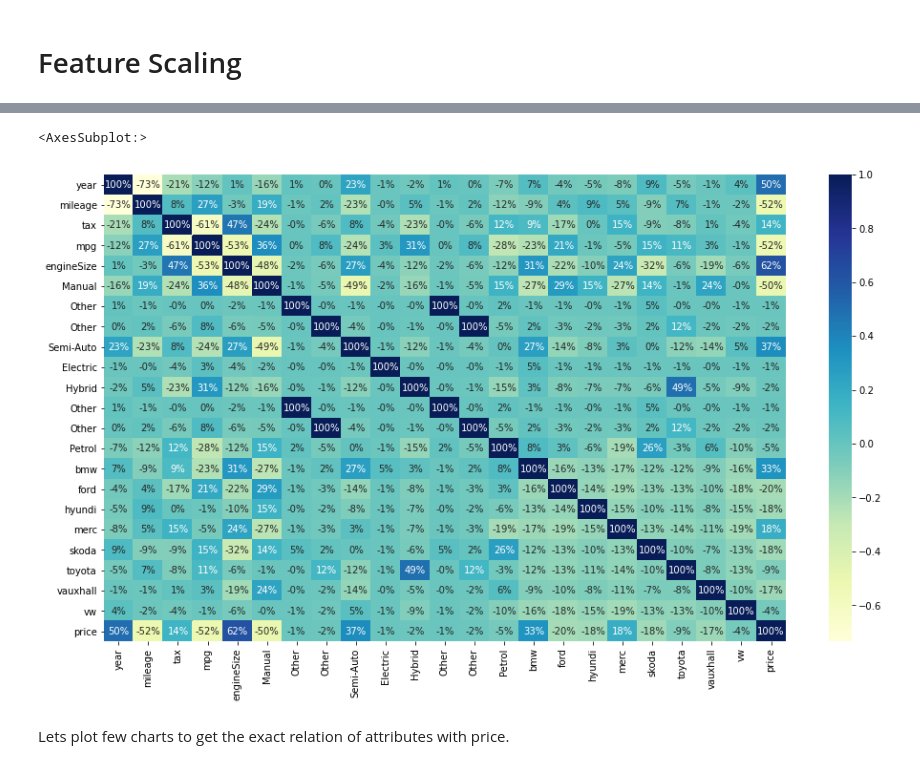
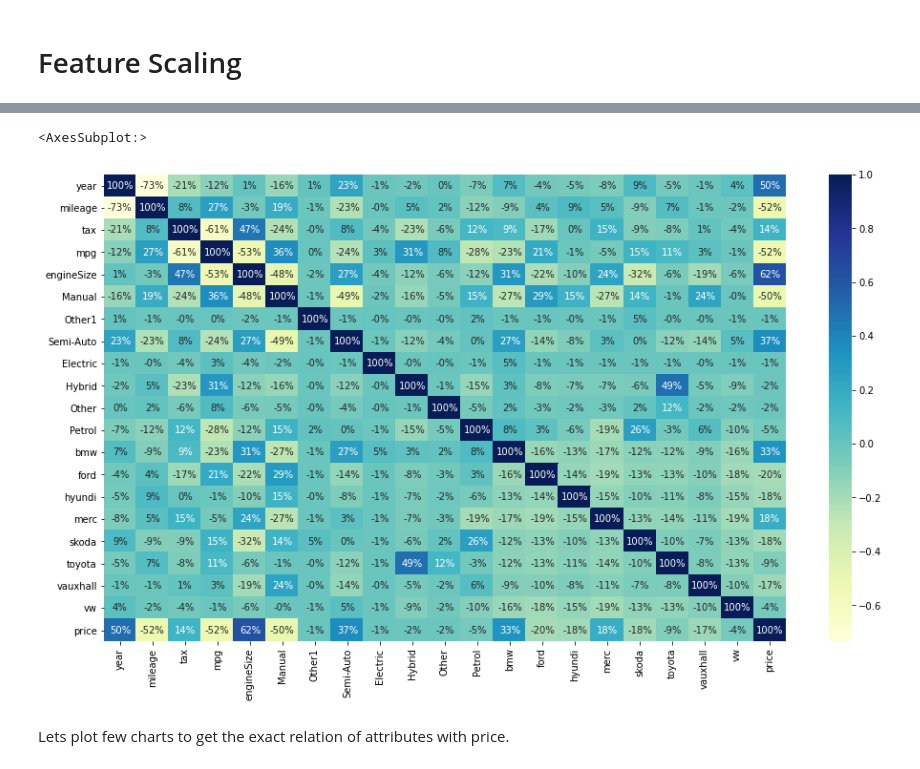
Before and after one commit to rush3010/Used-Cars-Price-Prediction, a Jupyter notebook: Used Car Price Prediction Analysis.ipynb, the cells around one changed output, grey strips where cells are left out. Drawn from its saved outputs; the diff is of its cells as text; code cells hidden in the pictures.

```diff
--- a/Used Car Price Prediction Analysis.ipynb
+++ b/Used Car Price Prediction Analysis.ipynb
@@ -93,9 +93,10 @@ min       0.000000
 75%       2.800000
 max       6.600000
 # %%
-#dropping unnecessary columns
 X_train.drop('carID',axis=1,inplace=True)
+y_train.drop('carID',axis=1,inplace=True)
 X_test.drop('carID',axis=1,inplace=True)
+y_test.drop('carID',axis=1,inplace=True)
 # %% [markdown]
 # Checking and Handling Outliers
 # %% [markdown]
@@ -277,6 +278,9 @@ fueltype1
 # %%
 #creating dummy variable for transmission
 transmission = pd.get_dummies(X_train['transmission'],drop_first=True)
+transmission = transmission.rename(columns = {'Other' : 'Other1'},inplace=False)
 transmission1 = pd.get_dummies(X_test['transmission'],drop_first=True)
+transmission1 = transmission1.rename(columns = {'Other' : 'Other1'},inplace=False)
 transmission1
+#since our dataset had 2 similiared named columns so we will change its name
 # %% [output]
@@ -338,5 +343,6 @@ from sklearn.preprocessing import MinMaxScaler
 # %%
-scale = MinMaxScaler()
+#scale = MinMaxScaler()
+scale = StandardScaler()
 # %%
 X_train_scaled=scale.fit_transform(X_train[['mileage','mpg','engineSize','tax']])
 X_test_scaled=scale.fit_transform(X_test[['mileage','mpg','engineSize','tax']])
@@ -372,4 +378,4 @@ Now our dataset is ready for training.
 # %%
-x=pd.concat([X_train,y],axis=1)
+x=pd.concat([X_train,y_train],axis=1)
 x.head()
 # %% [output]
@@ -390,12 +402,12 @@ Index(['model', 'year', 'mileage', 'tax', 'mpg', 'engineSize', 'Manual',
 # %%
 plt.figure(figsize=(16,9))
 sns.heatmap(x[['year', 'mileage', 'tax', 'mpg', 'engineSize',
-       'Manual', 'Other', 'Semi-Auto', 'Electric', 'Hybrid', 'Other', 'Petrol', 'bmw',
+       'Manual', 'Other1', 'Semi-Auto', 'Electric', 'Hybrid', 'Other', 'Petrol', 'bmw',
        'ford', 'hyundi', 'merc', 'skoda', 'toyota', 'vauxhall', 'vw',
        'price']].corr(),annot=True, fmt=".0%", cmap="YlGnBu")
 # %% [output]
 <AxesSubplot:>
-[figure, old version]
+[figure, new version]
 # %% [markdown]
 Lets plot few charts to get the exact relation of attributes with price.
 # %%
```
Also changed, not shown: parts of 45 cells of this notebook.
